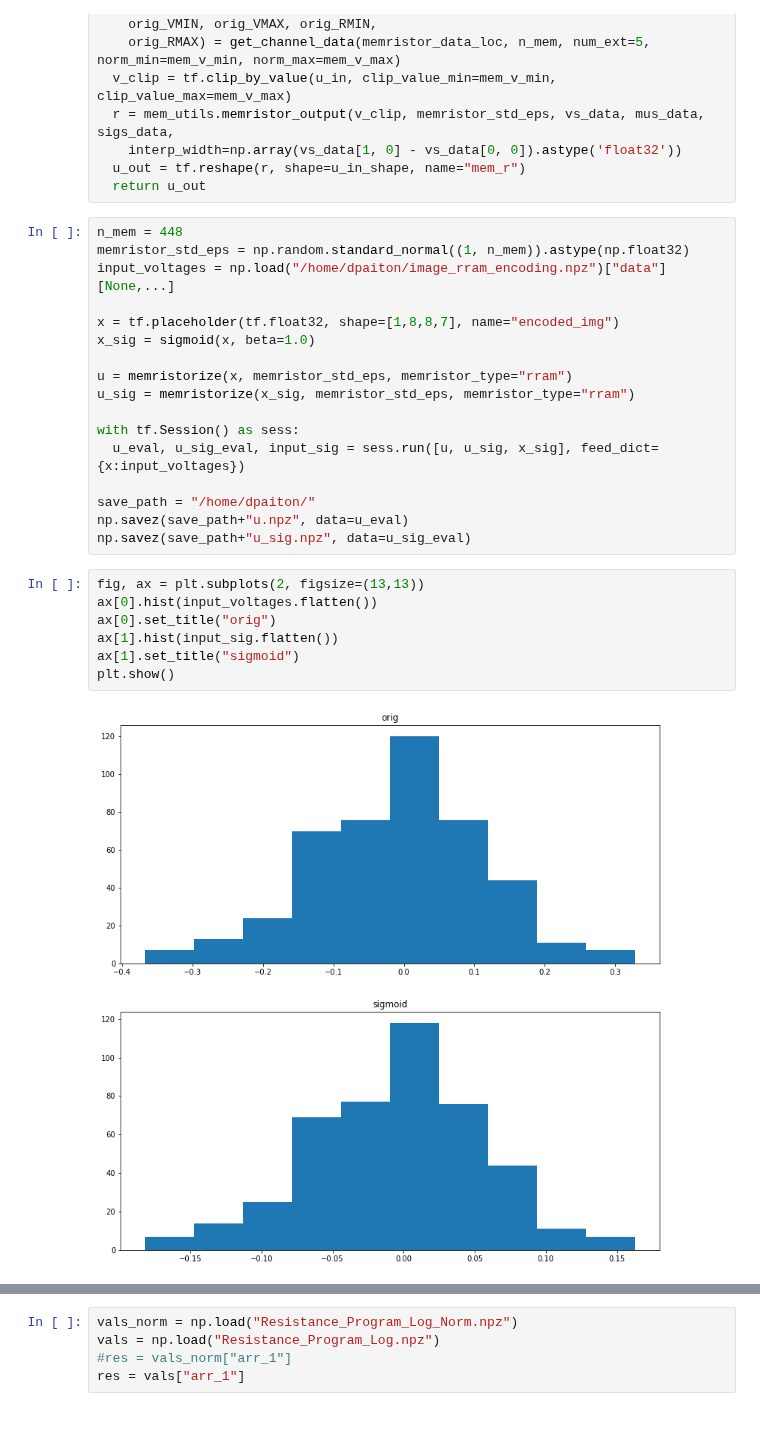
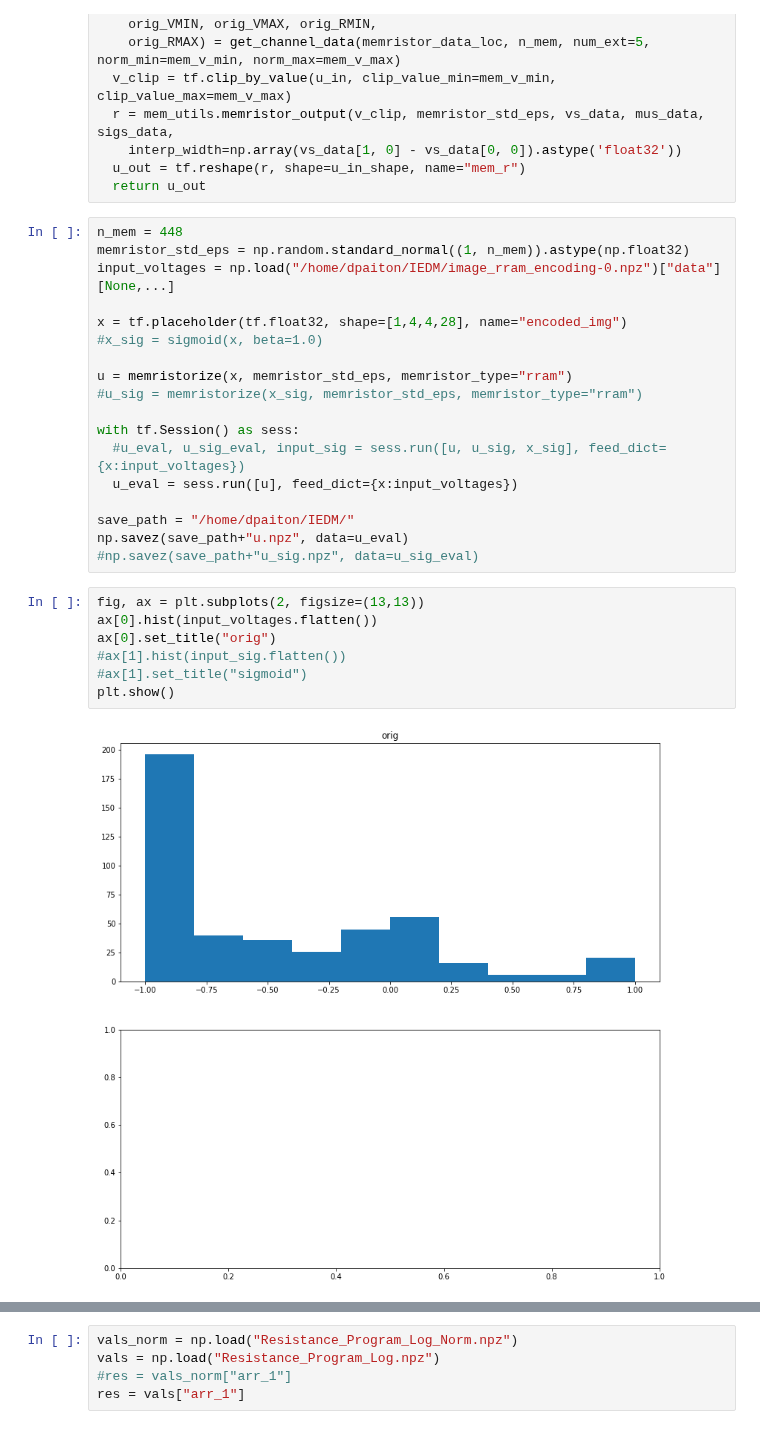
Before and after one commit to dpaiton/DeepSparseCoding, a Jupyter notebook: rram_encode_test.ipynb, the cells around one changed output, grey strips where cells are left out. Drawn from its saved outputs; the diff is of its cells as text.

Commit message:
updates for IEDM submission

```diff
--- a/rram_encode_test.ipynb
+++ b/rram_encode_test.ipynb
@@ -39,26 +39,27 @@ def memristorize(u_in, memrister_std_eps, memristor_type=None):
 # %%
 n_mem = 448
 memristor_std_eps = np.random.standard_normal((1, n_mem)).astype(np.float32)
-input_voltages = np.load("/home/dpaiton/image_rram_encoding.npz")["data"][None,...]
+input_voltages = np.load("/home/dpaiton/IEDM/image_rram_encoding-0.npz")["data"][None,...]
 
-x = tf.placeholder(tf.float32, shape=[1,8,8,7], name="encoded_img")
-x_sig = sigmoid(x, beta=1.0)
+x = tf.placeholder(tf.float32, shape=[1,4,4,28], name="encoded_img")
+#x_sig = sigmoid(x, beta=1.0)
 
 u = memristorize(x, memristor_std_eps, memristor_type="rram")
-u_sig = memristorize(x_sig, memristor_std_eps, memristor_type="rram")
+#u_sig = memristorize(x_sig, memristor_std_eps, memristor_type="rram")
 
 with tf.Session() as sess:
-  u_eval, u_sig_eval, input_sig = sess.run([u, u_sig, x_sig], feed_dict={x:input_voltages})
+  #u_eval, u_sig_eval, input_sig = sess.run([u, u_sig, x_sig], feed_dict={x:input_voltages})
+  u_eval = sess.run([u], feed_dict={x:input_voltages})
 
-save_path = "/home/dpaiton/"
+save_path = "/home/dpaiton/IEDM/"
 np.savez(save_path+"u.npz", data=u_eval)
-np.savez(save_path+"u_sig.npz", data=u_sig_eval)
+#np.savez(save_path+"u_sig.npz", data=u_sig_eval)
 # %%
 fig, ax = plt.subplots(2, figsize=(13,13))
 ax[0].hist(input_voltages.flatten())
 ax[0].set_title("orig")
-ax[1].hist(input_sig.flatten())
-ax[1].set_title("sigmoid")
+#ax[1].hist(input_sig.flatten())
+#ax[1].set_title("sigmoid")
 plt.show()
 # %% [output]
-[figure, old version]
+[figure, new version]
```
Also changed, not shown: parts of 1 cell of this notebook, 4 other files.
